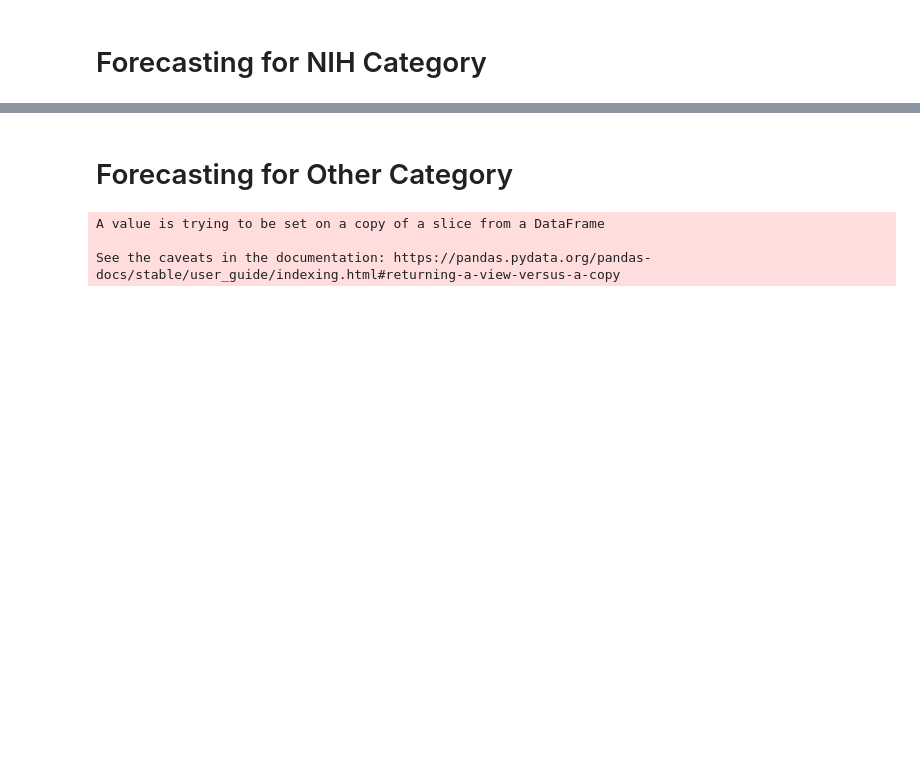
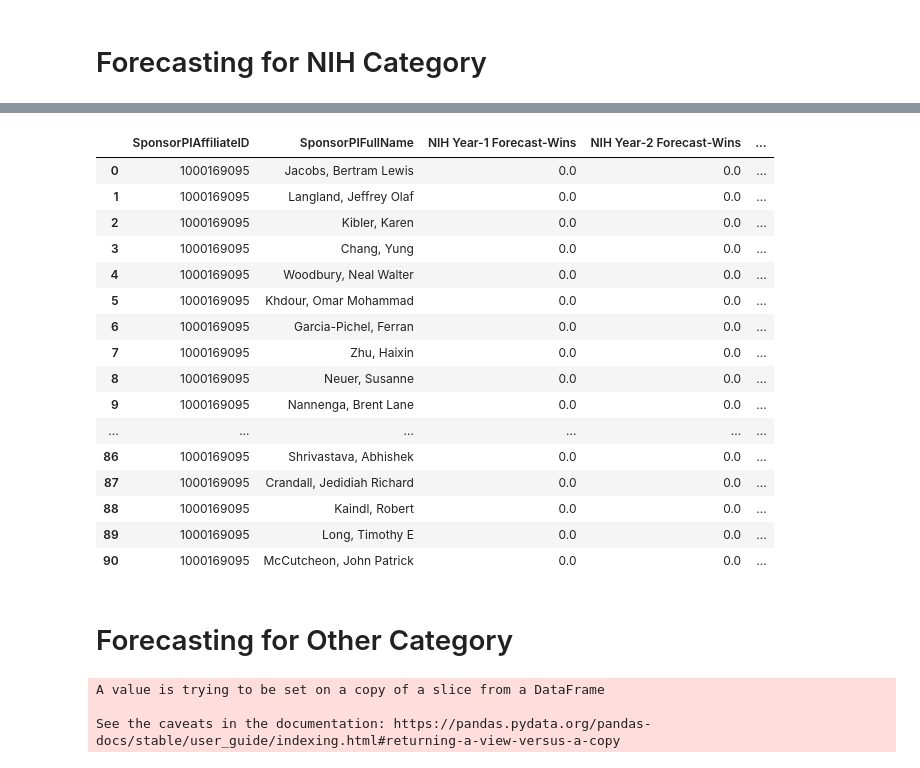
Before and after one commit to S-M-Ammar/Projects, a Jupyter notebook: Researchers Data Analytics/main-1.ipynb, the cells around one changed output, grey strips where cells are left out. Drawn from its saved outputs; the diff is of its cells as text; code cells hidden in the pictures; blank space fills up the shorter version.

```diff
--- a/Researchers Data Analytics/main-1.ipynb
+++ b/Researchers Data Analytics/main-1.ipynb
@@ -233,10 +218,10 @@ NSF_Loss_df.to_csv('NSF_Loss.csv')
 # %% [markdown]
 # Forecasting for NIH Category
 # %%
-NIH_Wins_df = pd.DataFrame(columns=['SponsorPIAffiliateID','SponsorPIFullName','Year-1 Forecast','Year-2 Forecast','Year-3 Forecast','Year-4 Forecast','Year-5 Forecast'])
-NIH_Loss_df = pd.DataFrame(columns=['SponsorPIAffiliateID','SponsorPIFullName','Year-1 Forecast','Year-2 Forecast','Year-3 Forecast','Year-4 Forecast','Year-5 Forecast'])
-NIH_Withdrawn_df = pd.DataFrame(columns=['SponsorPIAffiliateID','SponsorPIFullName','Year-1 Forecast','Year-2 Forecast','Year-3 Forecast','Year-4 Forecast','Year-5 Forecast'])
-
+NIH_Wins_df = pd.DataFrame(columns=['SponsorPIAffiliateID','SponsorPIFullName','NIH Year-1 Forecast-Wins','NIH Year-2 Forecast-Wins','NIH Year-3 Forecast-Wins','NIH Year-4 Forecast-Wins','NIH Year-5 Forecast-Wins'])
+NIH_Loss_df = pd.DataFrame(columns=['SponsorPIAffiliateID','SponsorPIFullName','NIH Year-1 Forecast-Loss','NIH Year-2 Forecast-Loss','NIH Year-3 Forecast-Loss','NIH Year-4 Forecast-Loss','NIH Year-5 Forecast-Loss'])
+NIH_Withdrawn_df = pd.DataFrame(columns=['SponsorPIAffiliateID','SponsorPIFullName','NIH Year-1 Forecast-Withdrawn','NIH Year-2 Forecast-Withdrawn','NIH Year-3 Forecast-Withdrawn','NIH Year-4 Forecast-Withdrawn','NIH Year-5 Forecast-Withdrawn'])
+counter = 0
 NIH_df = df[["Year","SponsorPIAffiliateID","SponsorPIFullName","NIHWins","NIH$Won","NIHLosses","NIH$Losses","NIHWithdrawn","NIH$Withdrawn"]]
 for x in unique_researchers:
     temp_df = NIH_df[NIH_df['SponsorPIFullName']==x]
@@ -261,10 +246,11 @@ for x in unique_researchers:
     loss_pred = np.absolute(arima_nsf_loss.predict(n_periods=5))
     withdrawn_pred = np.absolute(arima_nsf_withdrawn.predict(n_periods=5))
 
-    for i in range(5):
-        NIH_Wins_df.loc[len(NIH_Wins_df.index)] = [unique_ids[0],x,round(wins_pred[0],0),round(wins_pred[1],0),round(wins_pred[2],0),round(wins_pred[3],0),round(wins_pred[4],0)]
-        NIH_Loss_df.loc[len(NIH_Loss_df.index)] = [unique_ids[0],x,round(loss_pred[0],0),round(loss_pred[1],0),round(loss_pred[2],0),round(loss_pred[3],0),round(loss_pred[4],0)]
-        NIH_Withdrawn_df.loc[len(NIH_Withdrawn_df.index)] = [unique_ids[0],x,round(withdrawn_pred[0],0),round(withdrawn_pred[1],0),round(withdrawn_pred[2],0),round(withdrawn_pred[3],0),round(withdrawn_pred[4],0)]
+
+    NIH_Wins_df.loc[len(NIH_Wins_df.index)] = [unique_ids[0],x,round(wins_pred[0],0),round(wins_pred[1],0),round(wins_pred[2],0),round(wins_pred[3],0),round(wins_pred[4],0)]
+    NIH_Loss_df.loc[len(NIH_Loss_df.index)] = [unique_ids[0],x,round(loss_pred[0],0),round(loss_pred[1],0),round(loss_pred[2],0),round(loss_pred[3],0),round(loss_pred[4],0)]
+    NIH_Withdrawn_df.loc[len(NIH_Withdrawn_df.index)] = [unique_ids[0],x,round(withdrawn_pred[0],0),round(withdrawn_pred[1],0),round(withdrawn_pred[2],0),round(withdrawn_pred[3],0),round(withdrawn_pred[4],0)]
+    counter = counter + 1
 # %% [output]
 A value is trying to be set on a copy of a slice from a DataFrame
 
@@ -384 +370,25 @@ See the caveats in the documentation: https://pandas.pydata.org/pandas-docs/stab
+# %%
+NIH = NIH_Wins_df.merge(NIH_Loss_df,on='SponsorPIFullName')
+NIH = NIH.merge(NIH_Withdrawn_df,on='SponsorPIFullName')
+NIH.drop(labels=['SponsorPIAffiliateID_y','SponsorPIAffiliateID'],axis=1,inplace=True)
+NIH.rename(columns={'SponsorPIAffiliateID_x': 'SponsorPIAffiliateID'}, inplace=True)
+NIH
+# %% [output]
+|  | SponsorPIAffiliateID | SponsorPIFullName | NIH Year-1 Forecast-Wins | NIH Year-2 Forecast-Wins | ... |
+| 0 | 1000169095 | Jacobs, Bertram Lewis | 0.0 | 0.0 | ... |
+| 1 | 1000169095 | Langland, Jeffrey Olaf | 0.0 | 0.0 | ... |
+| 2 | 1000169095 | Kibler, Karen | 0.0 | 0.0 | ... |
+| 3 | 1000169095 | Chang, Yung | 0.0 | 0.0 | ... |
+| 4 | 1000169095 | Woodbury, Neal Walter | 0.0 | 0.0 | ... |
+| 5 | 1000169095 | Khdour, Omar Mohammad | 0.0 | 0.0 | ... |
+| 6 | 1000169095 | Garcia-Pichel, Ferran | 0.0 | 0.0 | ... |
+| 7 | 1000169095 | Zhu, Haixin | 0.0 | 0.0 | ... |
+| 8 | 1000169095 | Neuer, Susanne | 0.0 | 0.0 | ... |
+| 9 | 1000169095 | Nannenga, Brent Lane | 0.0 | 0.0 | ... |
+| ... | ... | ... | ... | ... | ... |
+| 86 | 1000169095 | Shrivastava, Abhishek | 0.0 | 0.0 | ... |
+| 87 | 1000169095 | Crandall, Jedidiah Richard | 0.0 | 0.0 | ... |
+| 88 | 1000169095 | Kaindl, Robert | 0.0 | 0.0 | ... |
+| 89 | 1000169095 | Long, Timothy E | 0.0 | 0.0 | ... |
+| 90 | 1000169095 | McCutcheon, John Patrick | 0.0 | 0.0 | ... |
 # %%
```
Also changed, not shown: parts of 10 cells of this notebook, 12 other files.
